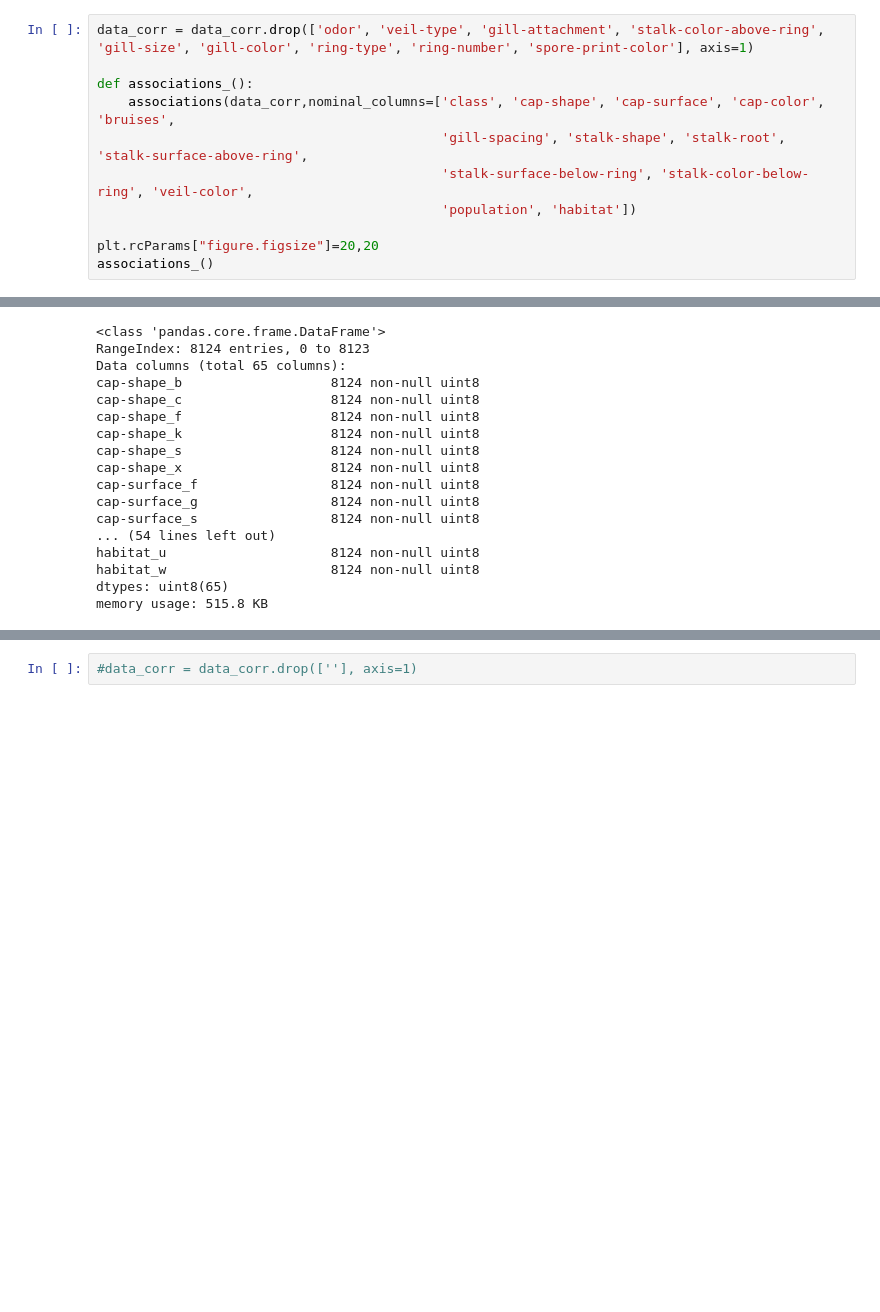
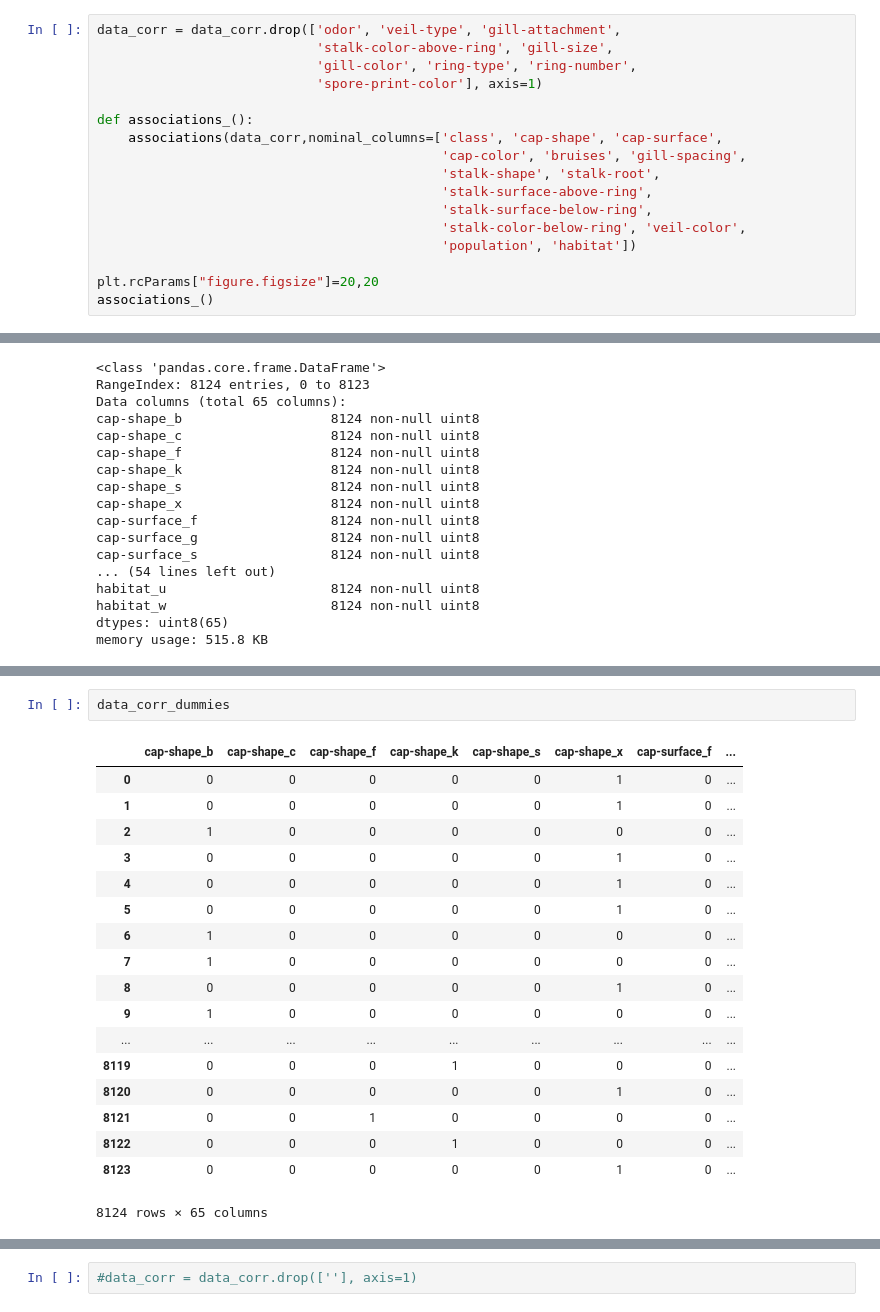
Before and after one commit to zachzazueta/mushroom_classifier, a Jupyter notebook: 01Cleaning.ipynb, the cells around one changed output, grey strips where cells are left out. Cells and saved outputs as stored; diff of their text form; blank space fills up the shorter version.

```diff
--- a/01Cleaning.ipynb
+++ b/01Cleaning.ipynb
@@ -147,10 +174,16 @@ associations_()
 # %%
-data_corr = data_corr.drop(['odor', 'veil-type', 'gill-attachment', 'stalk-color-above-ring', 'gill-size', 'gill-color', 'ring-type', 'ring-number', 'spore-print-color'], axis=1)
+data_corr = data_corr.drop(['odor', 'veil-type', 'gill-attachment',
+                            'stalk-color-above-ring', 'gill-size',
+                            'gill-color', 'ring-type', 'ring-number',
+                            'spore-print-color'], axis=1)
 
 def associations_():
-    associations(data_corr,nominal_columns=['class', 'cap-shape', 'cap-surface', 'cap-color', 'bruises',
-                                            'gill-spacing', 'stalk-shape', 'stalk-root', 'stalk-surface-above-ring',
-                                            'stalk-surface-below-ring', 'stalk-color-below-ring', 'veil-color',
+    associations(data_corr,nominal_columns=['class', 'cap-shape', 'cap-surface',
+                                            'cap-color', 'bruises', 'gill-spacing',
+                                            'stalk-shape', 'stalk-root',
+                                            'stalk-surface-above-ring',
+                                            'stalk-surface-below-ring',
+                                            'stalk-color-below-ring', 'veil-color',
                                             'population', 'habitat'])
 
 plt.rcParams["figure.figsize"]=20,20
@@ -182 +237,22 @@ memory usage: 515.8 KB
+# %%
+data_corr_dummies
+# %% [output]
+|  | cap-shape_b | cap-shape_c | cap-shape_f | cap-shape_k | cap-shape_s | cap-shape_x | cap-surface_f | ... |
+| 0 | 0 | 0 | 0 | 0 | 0 | 1 | 0 | ... |
+| 1 | 0 | 0 | 0 | 0 | 0 | 1 | 0 | ... |
+| 2 | 1 | 0 | 0 | 0 | 0 | 0 | 0 | ... |
+| 3 | 0 | 0 | 0 | 0 | 0 | 1 | 0 | ... |
+| 4 | 0 | 0 | 0 | 0 | 0 | 1 | 0 | ... |
+| 5 | 0 | 0 | 0 | 0 | 0 | 1 | 0 | ... |
+| 6 | 1 | 0 | 0 | 0 | 0 | 0 | 0 | ... |
+| 7 | 1 | 0 | 0 | 0 | 0 | 0 | 0 | ... |
+| 8 | 0 | 0 | 0 | 0 | 0 | 1 | 0 | ... |
+| 9 | 1 | 0 | 0 | 0 | 0 | 0 | 0 | ... |
+| ... | ... | ... | ... | ... | ... | ... | ... | ... |
+| 8119 | 0 | 0 | 0 | 1 | 0 | 0 | 0 | ... |
+| 8120 | 0 | 0 | 0 | 0 | 0 | 1 | 0 | ... |
+| 8121 | 0 | 0 | 1 | 0 | 0 | 0 | 0 | ... |
+| 8122 | 0 | 0 | 0 | 1 | 0 | 0 | 0 | ... |
+| 8123 | 0 | 0 | 0 | 0 | 0 | 1 | 0 | ... |
+8124 rows × 65 columns
 # %%
```
Also changed, not shown: parts of 8 cells of this notebook.
